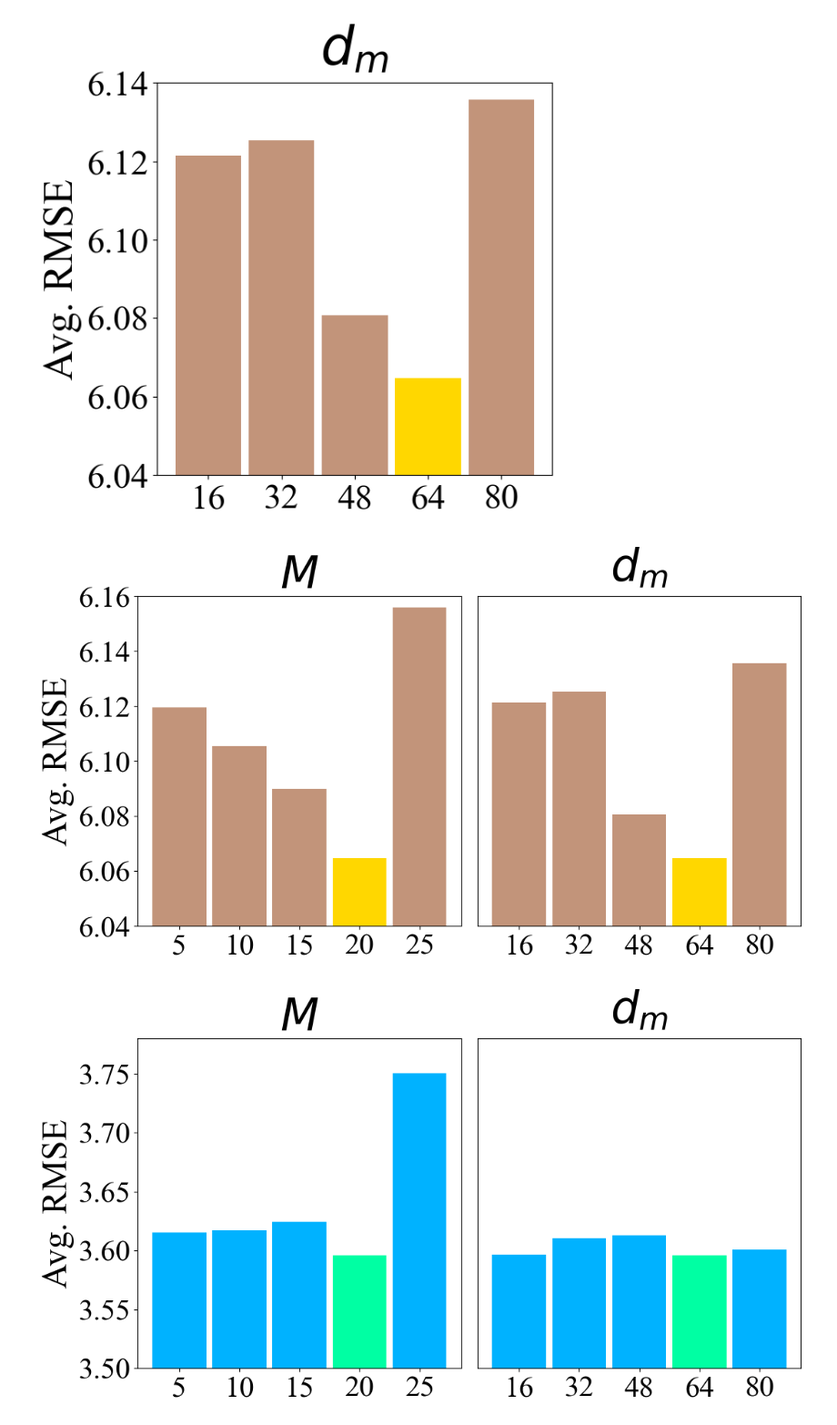
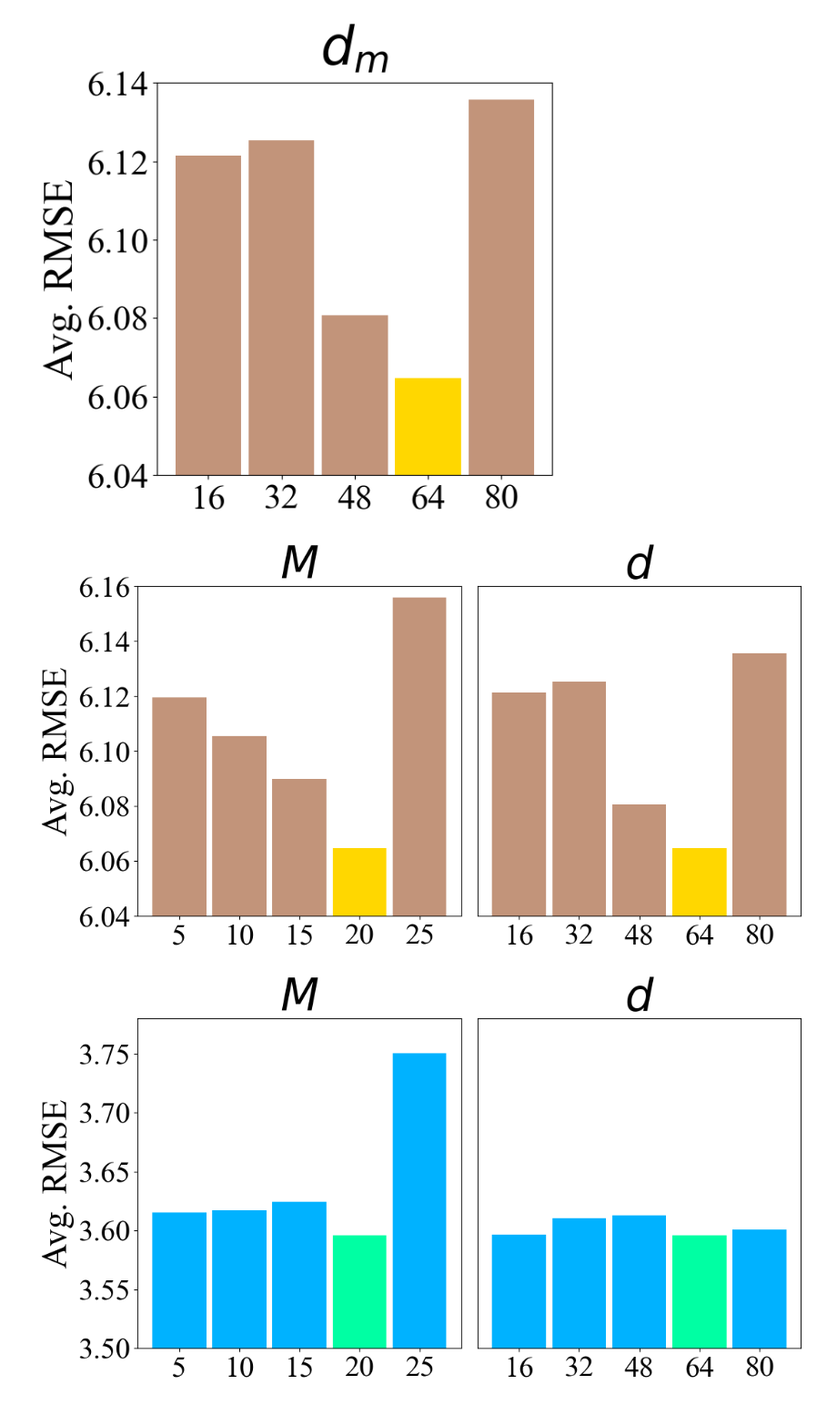
Before and after one commit to deepkashiwa20/CL-Traff, a Jupyter notebook: draw_figs/draw.ipynb, the cells around one changed output. Shown at 91% size. Saved outputs shown, nothing was run; the diff lists cells and outputs as text; code cells hidden in the pictures.

```diff
--- a/draw_figs/draw.ipynb
+++ b/draw_figs/draw.ipynb
@@ -84,8 +84,8 @@ def set_label(rects):
 ax1.set_ylabel("Avg. RMSE", fontdict={"family" : "Times New Roman", "size": 35})
 ax1.set_xlabel(r"$M$", fontdict={"family" : "Times New Roman", "size": 45})
 ax1.xaxis.set_label_coords(0.5, 1.12)
-ax2.set_xlabel(r"$d_m$", fontdict={"family" : "Times New Roman", "size": 45})
-ax2.xaxis.set_label_coords(0.5, 1.15)
+ax2.set_xlabel(r"$d$", fontdict={"family" : "Times New Roman", "size": 45})
+ax2.xaxis.set_label_coords(0.5, 1.12)
 ax2.set_yticks([])
 
 font = fm.FontProperties(family='Times New Roman', size=30)
@@ -111,7 +111,7 @@ ax2.set_ylim(6.04, 6.16)
 plt.savefig("./param_LA.png", dpi=300, bbox_inches='tight')
 plt.show();
 # %% [output]
-[figure, old version]
+[figure, new version]
 # %%
 import matplotlib.pyplot as plt
 import matplotlib.font_manager as fm
@@ -142,33 +142,33 @@ def set_label(rects):
                  fontproperties = "Times New Roman")
 
 ax1.set_ylabel("Avg. RMSE", fontdict={"family" : "Times New Roman", "size": 35})
 ax1.set_xlabel(r"$M$", fontdict={"family" : "Times New Roman", "size": 45})
 ax1.xaxis.set_label_coords(0.5, 1.12)
-ax2.set_xlabel(r"$d_m$", fontdict={"family" : "Times New Roman", "size": 45})
-ax2.xaxis.set_label_coords(0.5, 1.15)
+ax2.set_xlabel(r"$d$", fontdict={"family" : "Times New Roman", "size": 45})
+ax2.xaxis.set_label_coords(0.5, 1.12)
 ax2.set_yticks([])
 
 font = fm.FontProperties(family='Times New Roman', size=30)
 for label in ax1.get_xticklabels():
     label.set_fontproperties(font)
 for label in ax1.get_yticklabels():
     label.set_fontproperties(font)
 for label in ax2.get_xticklabels():
     label.set_fontproperties(font)
 for label in ax2.get_yticklabels():
     label.set_fontproperties(font)
 
 # bar1=plt.bar(d_list, rmse_list, width=0.8, color=["#63a7f7", "#63a7f7", "#63a7f7", "#bcbd22", "#63a7f7", "#63a7f7"])
 # bar1=plt.bar(d_list, rmse_list, width=0.8, color=["#0868ac", "#0868ac", "#0868ac", "#bcbd22", "#0868ac", "#0868ac"])
 # bar1=plt.bar(d_list, rmse_list, width=0.8, color=["#1f77b4", "#1f77b4", "#1f77b4", "#bcbd22", "#1f77b4", "#1f77b4"])
 # bar1=plt.bar(d_list, d_rmse_list_LA, width=0.9, color=["#008080", "#008080", "#008080", "#FFD700", "#008080"])
 
 bar1=ax1.bar(m_list, m_rmse_list_BAY, width=0.9, color=["#00b2ff", "#00b2ff", "#00b2ff", "#00ffa3", "#00b2ff"])
 bar2=ax2.bar(d_list, d_rmse_list_BAY, width=0.9, color=["#00b2ff", "#00b2ff", "#00b2ff", "#00ffa3", "#00b2ff"])
 ax1.set_ylim(3.5, 3.78)
 ax2.set_ylim(3.5, 3.78)
 
 plt.savefig("./param_BAY.png", dpi=300, bbox_inches='tight')
 plt.show();
 # %% [output]
-[figure, old version]
+[figure, new version]
```
Also changed, not shown: parts of 2 cells of this notebook, 7 other files.
